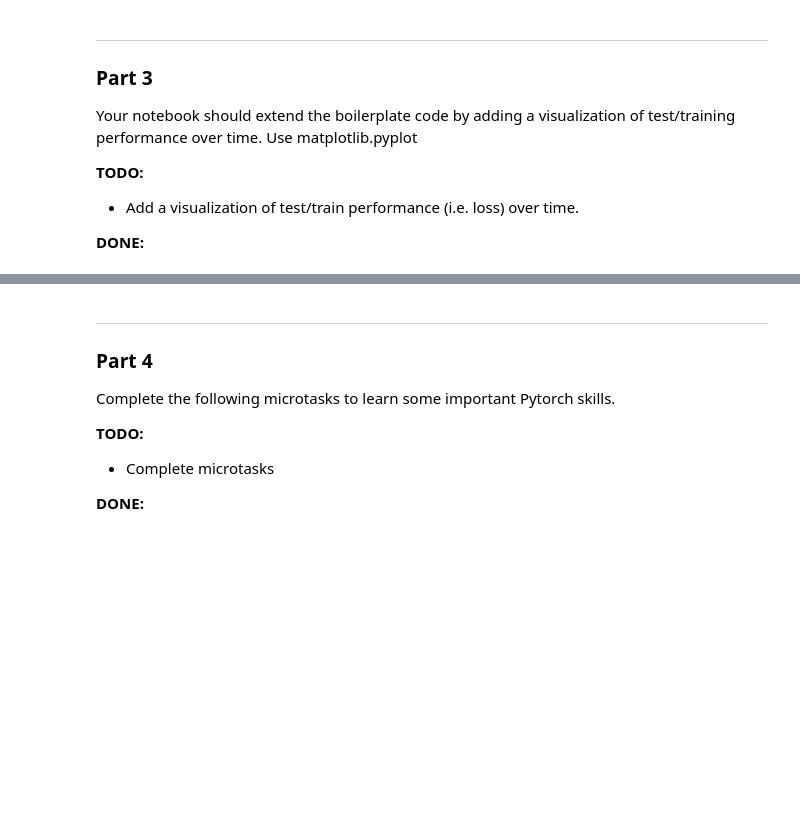
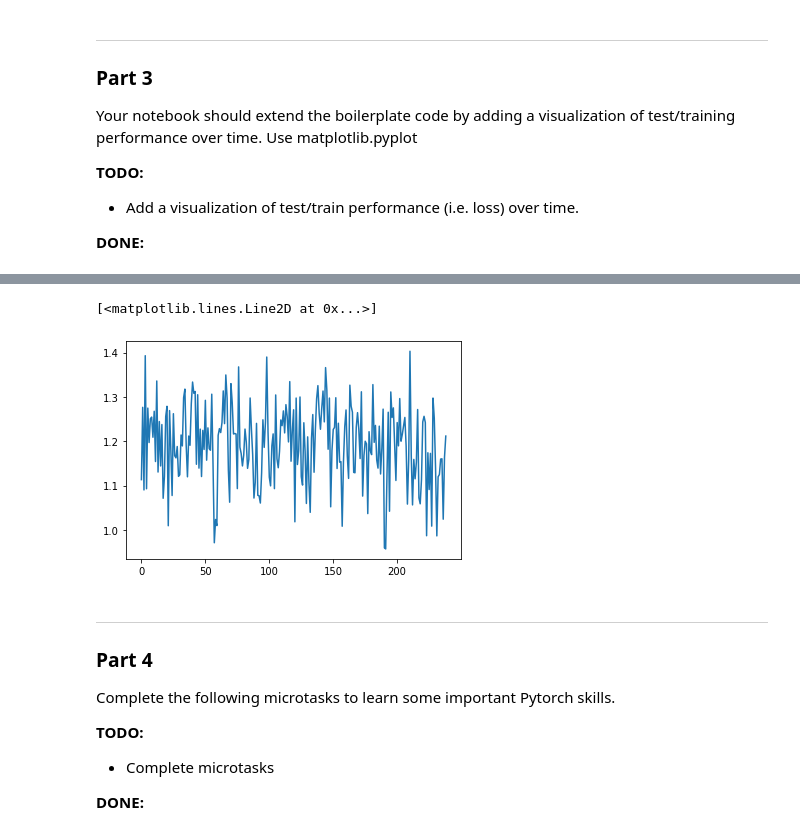
Before and after one commit to ClintCodeWon/cs474, a Jupyter notebook: Lab2/lab2.ipynb, the cells around one changed output, grey strips where cells are left out. Saved outputs shown, nothing was run; the diff lists cells and outputs as text; code cells hidden in the pictures; blank space fills up the shorter version.

```diff
--- a/Lab2/lab2.ipynb
+++ b/Lab2/lab2.ipynb
@@ -235,3 +246,9 @@ plt.plot(lossArray)
+# %%
+incorrectArray = np.array(incorrect)
+plt.plot(incorrectArray)
+# %% [output]
+[<matplotlib.lines.Line2D at 0x...>]
+[figure, added]
 # %% [markdown]
 
 ___
```
Also changed, not shown: parts of 4 cells of this notebook, 5 other files.
